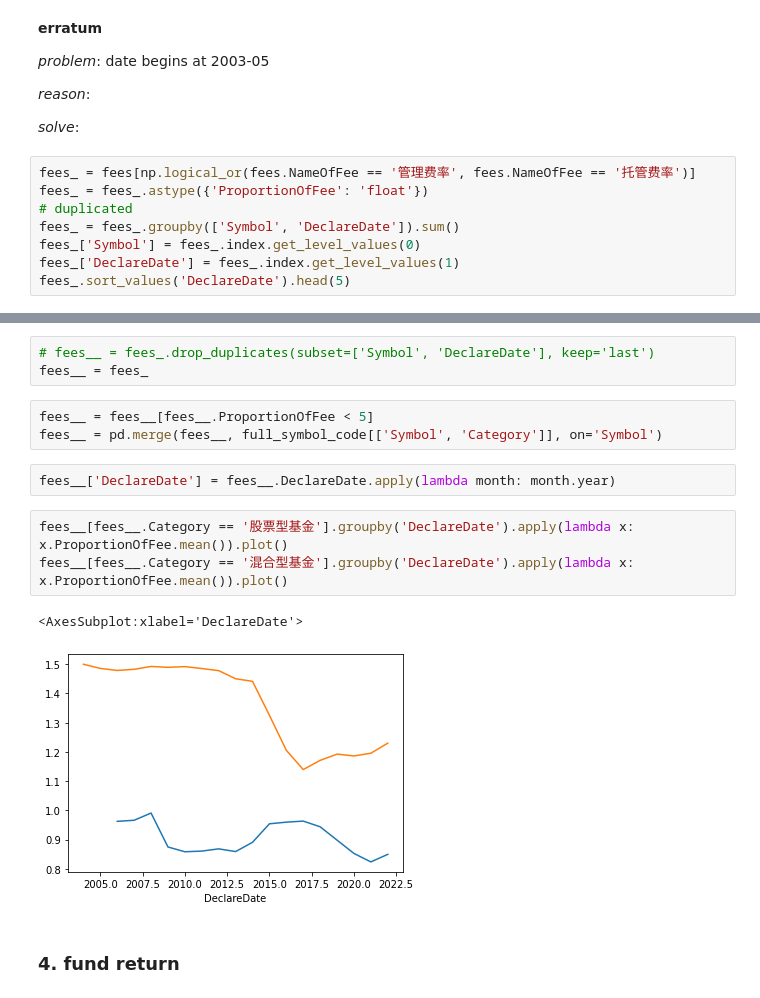
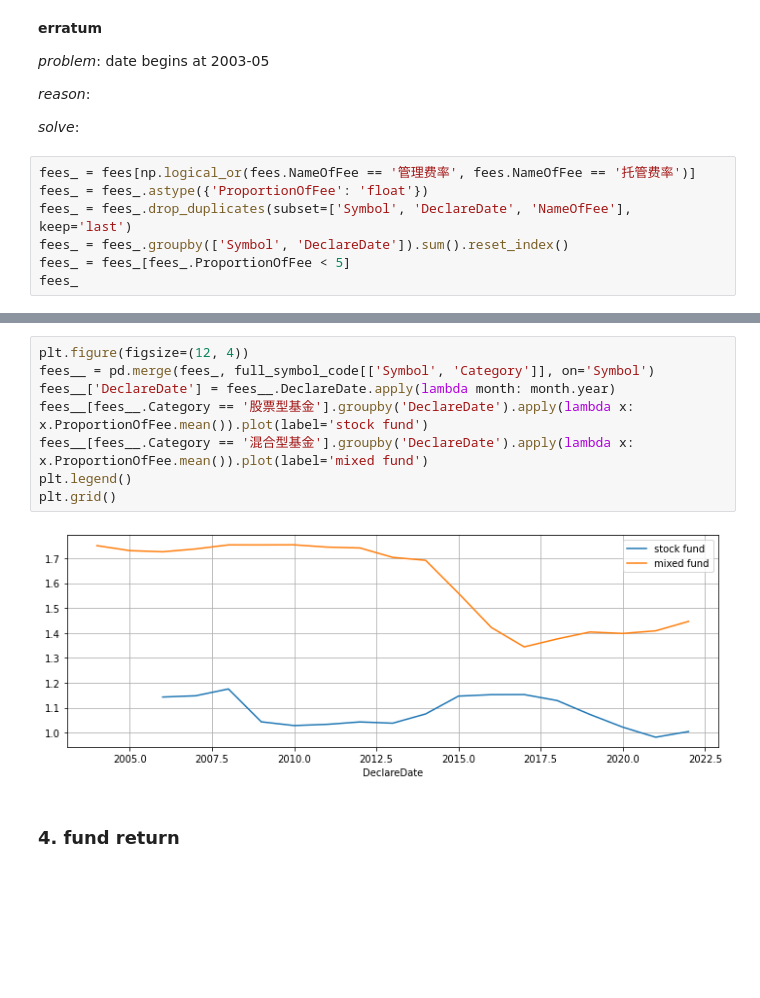
Before and after one commit to dacianpeng/mutual-fund-effective-or-not-Evidence-from-China, a Jupyter notebook: main.ipynb, the cells around one changed output, grey strips where cells are left out. Saved outputs shown, nothing was run; the diff lists cells and outputs as text; blank space fills up the shorter version.

```diff
--- a/main.ipynb
+++ b/main.ipynb
@@ -1011,9 +1251,8 @@ pass
 # %%
 fees_ = fees[np.logical_or(fees.NameOfFee == '管理费率', fees.NameOfFee == '托管费率')]
 fees_ = fees_.astype({'ProportionOfFee': 'float'})
-# duplicated
-fees_ = fees_.groupby(['Symbol', 'DeclareDate']).sum()
-fees_['Symbol'] = fees_.index.get_level_values(0)
-fees_['DeclareDate'] = fees_.index.get_level_values(1)
-fees_.sort_values('DeclareDate').head(5)
+fees_ = fees_.drop_duplicates(subset=['Symbol', 'DeclareDate', 'NameOfFee'], keep='last')
+fees_ = fees_.groupby(['Symbol', 'DeclareDate']).sum().reset_index()
+fees_ = fees_[fees_.ProportionOfFee < 5]
+fees_
 # %% [output]
@@ -1054,17 +1272,13 @@ f'{round_(len(duplicated_fees) / len(fees))} data are duplicated'
-# %%
-# fees__ = fees_.drop_duplicates(subset=['Symbol', 'DeclareDate'], keep='last')
-fees__ = fees_
-# %%
-fees__ = fees__[fees__.ProportionOfFee < 5]
-fees__ = pd.merge(fees__, full_symbol_code[['Symbol', 'Category']], on='Symbol')
-# %%
-fees__['DeclareDate'] = fees__.DeclareDate.apply(lambda month: month.year)
 # %%
-fees__[fees__.Category == '股票型基金'].groupby('DeclareDate').apply(lambda x: x.ProportionOfFee.mean()).plot()
-fees__[fees__.Category == '混合型基金'].groupby('DeclareDate').apply(lambda x: x.ProportionOfFee.mean()).plot()
+plt.figure(figsize=(12, 4))
+fees__ = pd.merge(fees_, full_symbol_code[['Symbol', 'Category']], on='Symbol')
+fees__['DeclareDate'] = fees__.DeclareDate.apply(lambda month: month.year)
+fees__[fees__.Category == '股票型基金'].groupby('DeclareDate').apply(lambda x: x.ProportionOfFee.mean()).plot(label='stock fund')
+fees__[fees__.Category == '混合型基金'].groupby('DeclareDate').apply(lambda x: x.ProportionOfFee.mean()).plot(label='mixed fund')
+plt.legend()
+plt.grid()
 # %% [output]
-<AxesSubplot:xlabel='DeclareDate'>
-[figure, old version]
+[figure, new version]
 # %% [markdown]
 ### **4. fund return**
 # %% [markdown]
```
Also changed, not shown: parts of 57 cells of this notebook, 14 other files.
